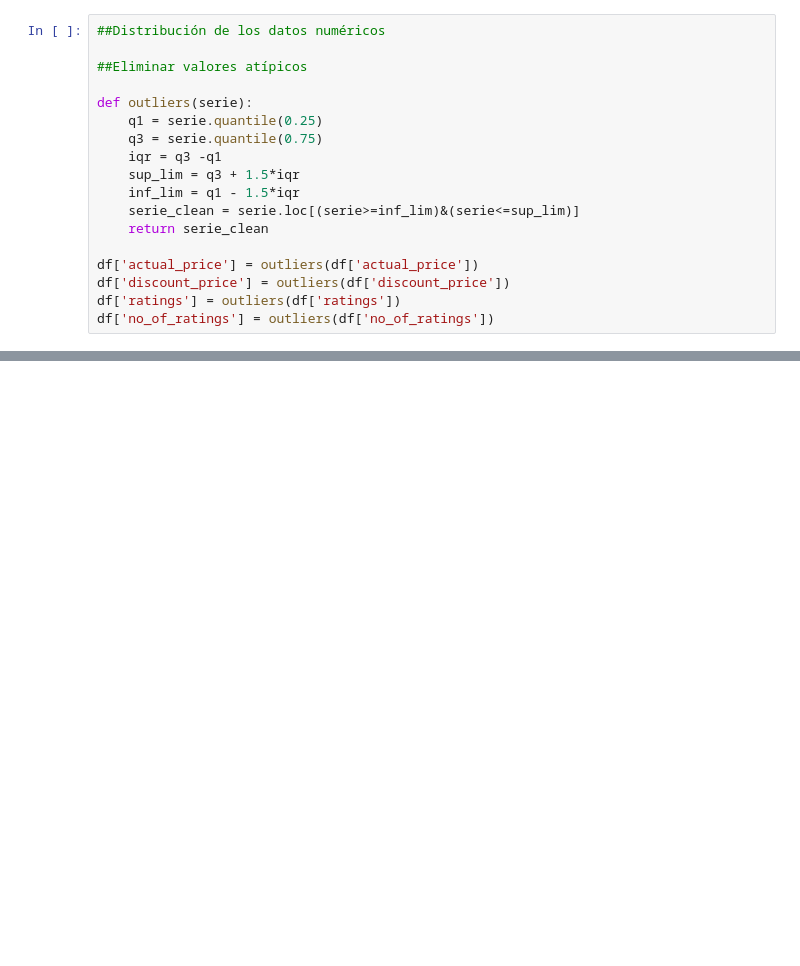
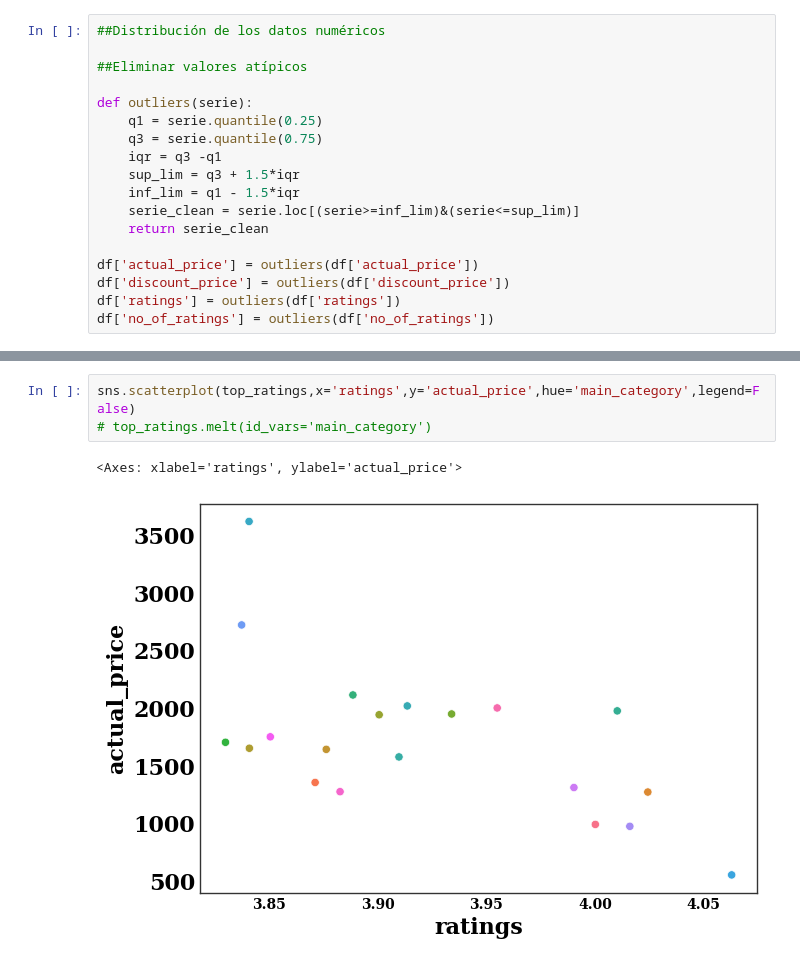
Before and after one commit to pablocarmona1527/Data_analyst, a Jupyter notebook: amazon_products_visualization.ipynb, the cells around one changed output, grey strips where cells are left out. Saved outputs shown, nothing was run; the diff lists cells and outputs as text; blank space fills up the shorter version.

```diff
--- a/amazon_products_visualization.ipynb
+++ b/amazon_products_visualization.ipynb
@@ -104,0 +140,6 @@ for i, col in enumerate(numerical):
+# %%
+sns.scatterplot(top_ratings,x='ratings',y='actual_price',hue='main_category',legend=False)
+# top_ratings.melt(id_vars='main_category')
+# %% [output]
+<Axes: xlabel='ratings', ylabel='actual_price'>
+[figure, added]
```
Also changed, not shown: parts of 6 cells of this notebook.
